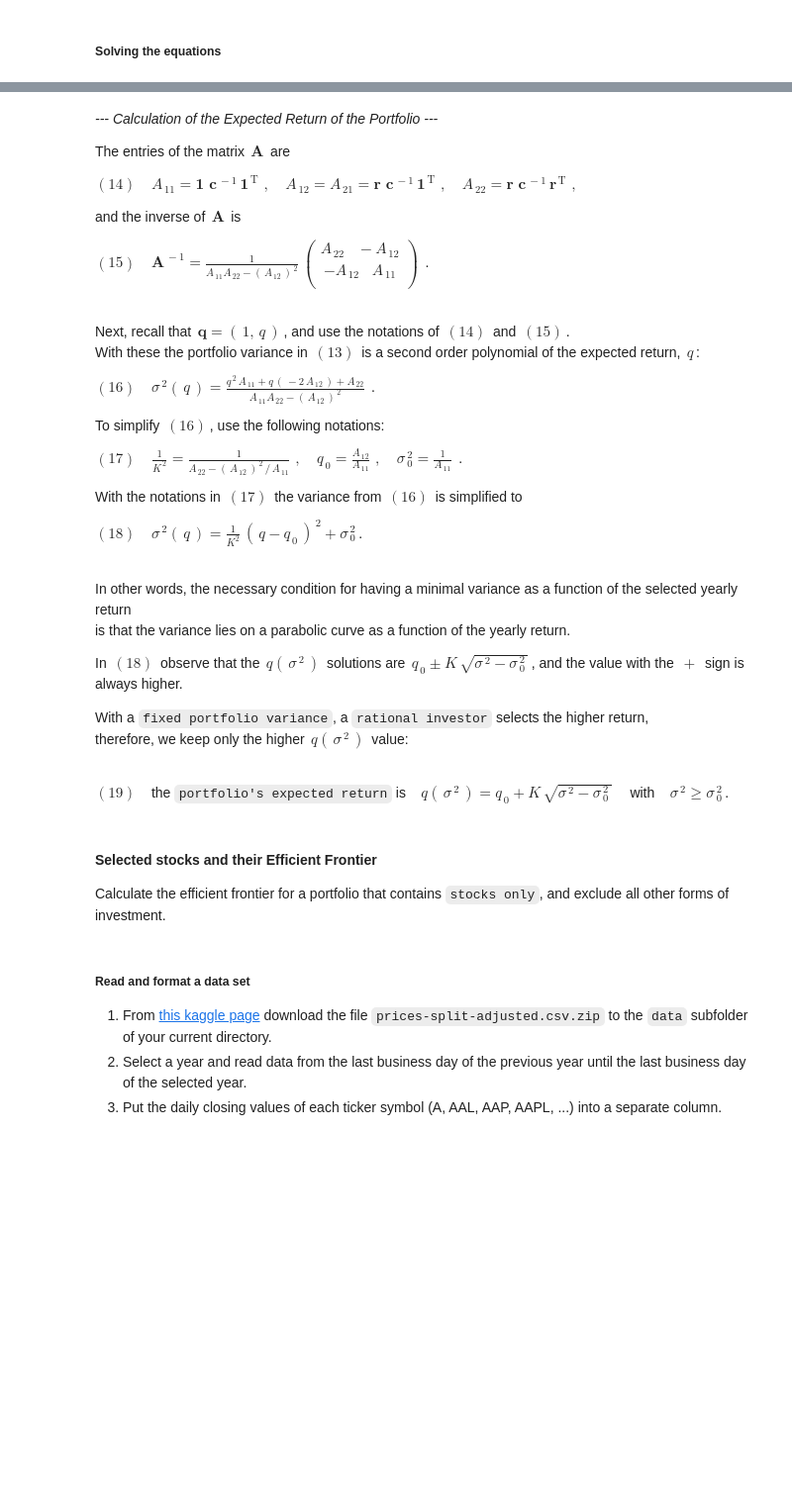
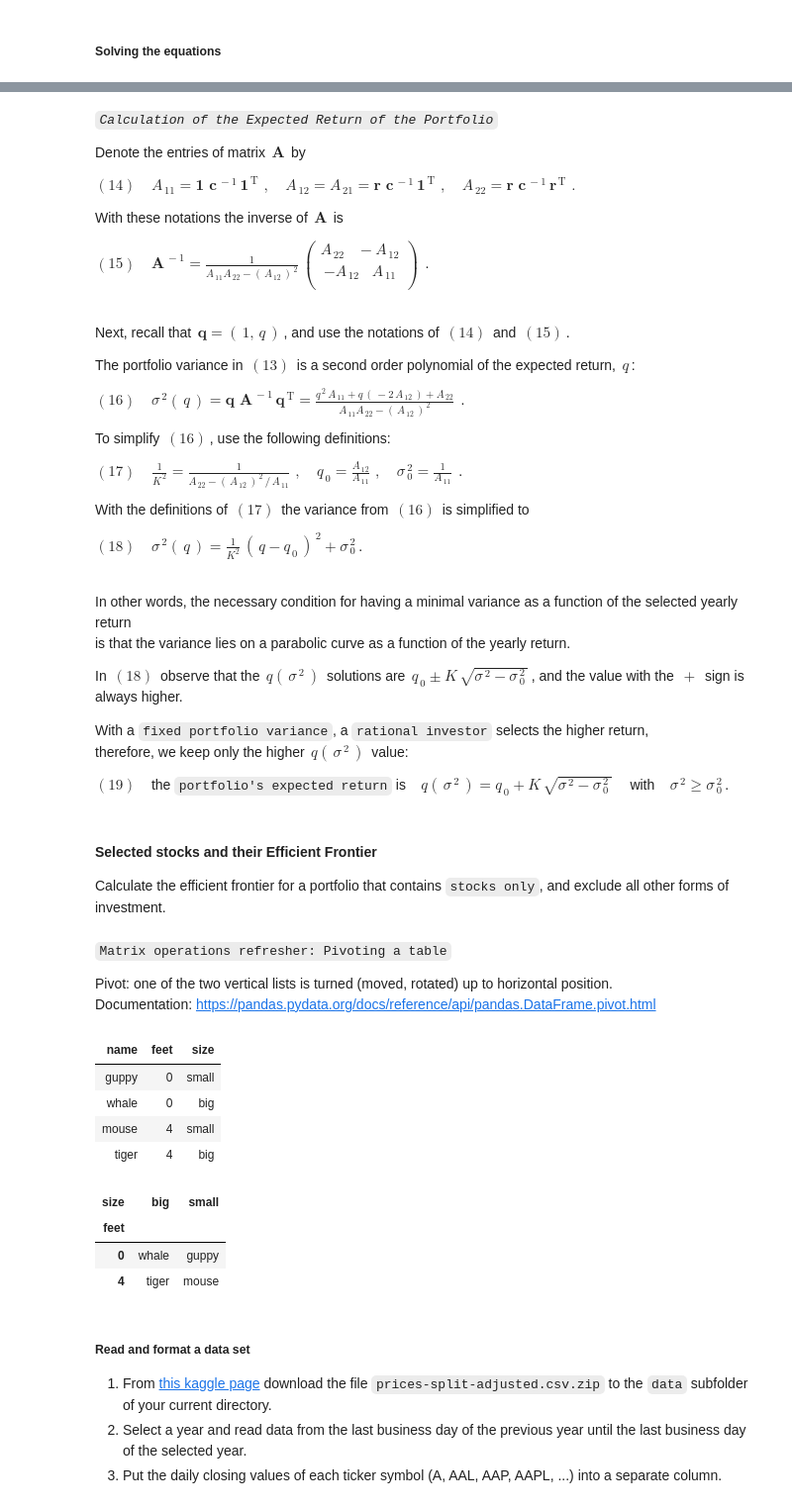
Before and after one commit to fij/btup, a Jupyter notebook: 02 Efficient Markets.ipynb, the cells around one changed output, grey strips where cells are left out. Shown at 99% size. Drawn from its saved outputs; the diff is of its cells as text; code cells hidden in the pictures; blank space fills up the shorter version.

```diff
--- a/02 Efficient Markets.ipynb
+++ b/02 Efficient Markets.ipynb
@@ -443,7 +512,7 @@ $\sigma^\mathrm{\,2}=\mathbf{q}\,\,\mathbf{A}^{\,-1}\,\mathbf{q}^\mathrm{\,T}\,$
 # %% [markdown]
-_--- Calculation of the Expected Return of the Portfolio ---_
+_`Calculation of the Expected Return of the Portfolio`_
 
-The entries of the matrix $\,\mathbf{A}\,$ are
+Denote the entries of matrix $\,\mathbf{A}\,$ by
 
 $(14)$ $\,\,\,$ $
 A_{\,11} = \mathbf{1}\,\,\mathbf{c}^\mathrm{\,-1}\,\mathbf{1}^\mathrm{\,T}
@@ -451,10 +520,10 @@ A_{\,11} = \mathbf{1}\,\,\mathbf{c}^\mathrm{\,-1}\,\mathbf{1}^\mathrm{\,T}
 A_{\,12} = A_{\,21} = \mathbf{r}\,\,\mathbf{c}^\mathrm{\,-1}\,\mathbf{1}^\mathrm{\,T}
 \,\, , \,\,\,\,\,\,
 A_{\,22} = \mathbf{r}\,\,\mathbf{c}^\mathrm{\,-1}\,\mathbf{r}^\mathrm{\,T}
-\,\, ,
+\,\, .
 $
 
-and the inverse of $\,\mathbf{A}\,$ is
+With these notations the inverse of $\,\mathbf{A}\,$ is
 
 $(15)$ $\,\,\,$ $
 \mathbf{A}^{\,-1} = \displaystyle{\frac{1}{A_{\,11} A_{\,22} - \left(\,A_{\,12}\,\right)^{\,2}}}\,
@@ -466,14 +535,19 @@ A_{\,22} \,\,\,\,\, -\!A_{\,12} \\
 <br/>
 
 Next, recall that $\,\mathbf{q}=\left(\,1,\,q\,\right)\,$, and use the notations of $\,(14)\,$ and $\,(15)\,$.<br/>
-With these the portfolio variance in $\,(13)\,$ is a second order polynomial of the expected return, $\,q\,$:
+
+The portfolio variance in $\,(13)\,$ is a second order polynomial of the expected return, $\,q\,$:
 
 $(16)$ $\,\,\,$ $
-\sigma^\mathrm{\,2}\left(\,q\,\right)=\displaystyle{\frac{ q^{\,2} \,A_{\,11} +
+\sigma^\mathrm{\,2}\left(\,q\,\right)
+=
+\mathbf{q}\,\,\mathbf{A}^{\,-1}\,\mathbf{q}^\mathrm{\,T}
+=
+\displaystyle{\frac{ q^{\,2} \,A_{\,11} +
 q \, \left(\,-2\, A_{\,12}\,\right) + A_{\,22}
 }{A_{\,11} A_{\,22} - \left(\,A_{\,12}\,\right)^{\,2}}}\,$.
 
-To simplify $\,(16)\,$, use the following notations:
+To simplify $\,(16)\,$, use the following definitions:
 
 $(17)$ $\,\,\,$
 $
@@ -484,7 +558,7 @@ q_{\,0}=\displaystyle{\frac{A_{\,12}}{A_{\,11}}}
 \sigma_{\,0}^\mathrm{\,2}=\displaystyle{\frac{1}{A_{\,11}}}
 \,$.
 
-With the notations in $\,(17)\,$ the variance from $\,(16)\,$ is simplified to
+With the definitions of $\,(17)\,$ the variance from $\,(16)\,$ is simplified to
 
 $(18)$ $\,\,\,$
 $\displaystyle{\sigma^\mathrm{\,2}\left(\,q\,\right)=\frac{1}{K^{2}}\,\left(\,q-q_{\,0}\,\right)^{\,2} + \sigma_{\,0}^\mathrm{\,2}}\,$.
@@ -500,7 +574,6 @@ In $\,(18)\,$ observe that the $\,q\left(\,\sigma^\mathrm{\,2}\,\right)\,$ solut
 With a `fixed portfolio variance`, a `rational investor` selects the higher return,
 <br/>therefore, we keep only the higher $\,q\left(\,\sigma^\mathrm{\,2}\,\right)\,$ value:
 
-<br/>
 
 $(19)$ $\,\,\,$
 the `portfolio's expected return` is $\,\,\,$
@@ -509,6 +582,33 @@ $q\left(\,\sigma^\mathrm{\,2}\,\right)=q_{\,0} + K\,\sqrt{\sigma^\mathrm{\,2}-\s
 #### Selected stocks and their Efficient Frontier
 
 Calculate the efficient frontier for a portfolio that contains `stocks only`, and exclude all other forms of investment.
+# %% [markdown]
+`Matrix operations refresher: Pivoting a table`
+
+Pivot: one of the two vertical lists is turned (moved, rotated) up to horizontal position.
+<br/>Documentation: https://pandas.pydata.org/docs/reference/api/pandas.DataFrame.pivot.html
+# %%
+import pandas as pd
+from IPython.display import display, HTML
+
+# original table
+df = pd.DataFrame({'name': ['guppy', 'whale', 'mouse', 'tiger'],
+                   'feet': [0, 0, 4, 4],
+                   'size': ['small', 'big', 'small', 'big']})
+display(HTML(df.to_html(index=False)))
+
+# pivot table
+display(df.pivot(index='feet', columns='size', values='name'))
+# %% [output]
+| name | feet | size |
+| guppy | 0 | small |
+| whale | 0 | big |
+| mouse | 4 | small |
+| tiger | 4 | big |
+| size | big | small |
+| feet |  |  |
+| 0 | whale | guppy |
+| 4 | tiger | mouse |
 # %% [markdown]
 ##### Read and format a data set
 
```
Also changed, not shown: parts of 28 cells of this notebook, 1 other file.
